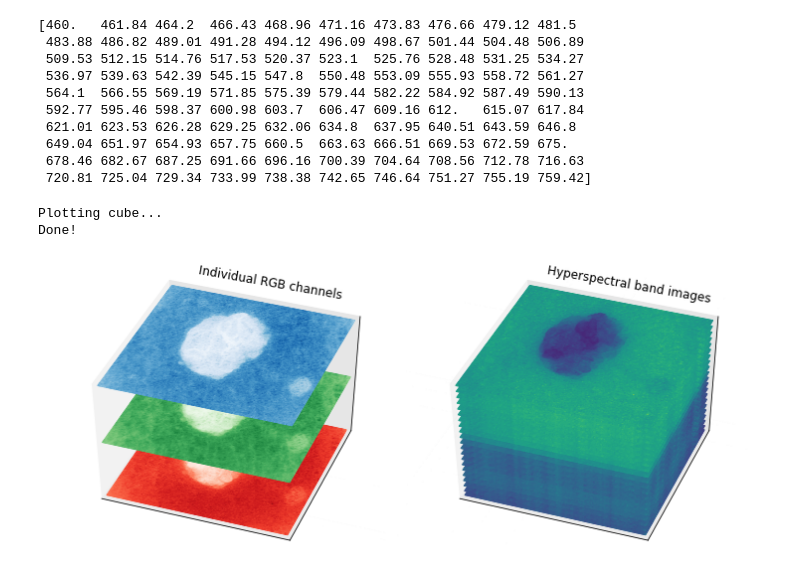
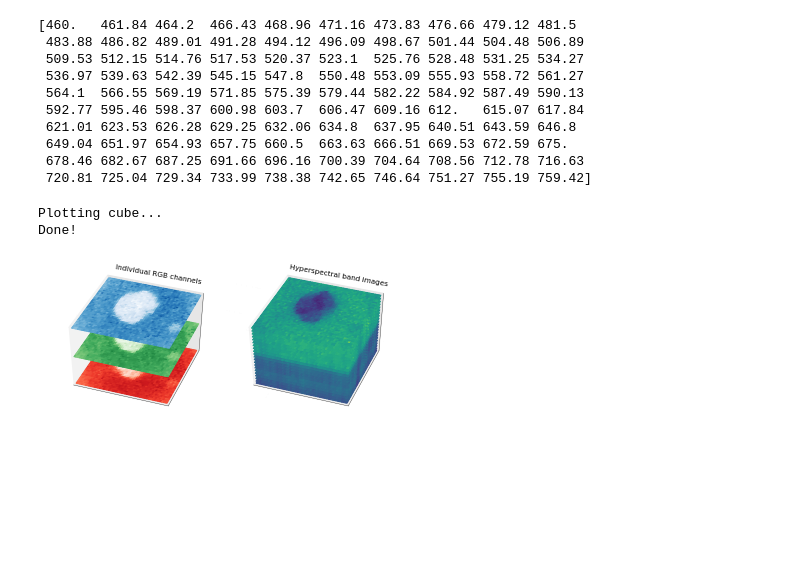
Before and after one commit to thomasjo/hypernevus-prototype, a Jupyter notebook: notebooks/WIREs Review/HSI vs RGB (Redux).ipynb, the cells around one changed output. Cells and saved outputs as stored; diff of their text form; code cells hidden in the pictures; blank space fills up the shorter version.

Commit message:
Update figure producing notebooks

```diff
--- a/notebooks/WIREs Review/HSI vs RGB (Redux).ipynb
+++ b/notebooks/WIREs Review/HSI vs RGB (Redux).ipynb
@@ -1,16 +1,11 @@
-# %%
-# %matplotlib widget
-import matplotlib as mpl
-
-# mpl.rc('figure' dpi=300)
-mpl.rc('image', interpolation='none')
-mpl.rc('savefig', dpi=300, transparent=True, bbox='tight')
-
-# Set the rendering backend.
-# mpl.use('qt5agg')
-
-# TODO: Verify if this is still needed?
-# %config InlineBackend.figure_format = 'retina'
+# %%
+import matplotlib as mpl
+
+mpl.rc('image', interpolation='none')
+mpl.rc('savefig', dpi=300, transparent=False, bbox='tight')
+mpl.rc('path', simplify=True)
+mpl.rc('axes', linewidth=0.3)
+mpl.rc('font', size=6)
 # %%
 import fpipy as fpi
 import matplotlib.collections as collections
@@ -151,10 +146,11 @@ def init_axes(axes, *, title):
     axes.zaxis.pane.set_alpha(alpha)
 # %%
 # The stride used when rendering the 3D surfaces.
-stride = 5
+stride = 20
 
 # fig = plt.figure()
-fig = plt.figure(figsize=(10, 4))
+# fig = plt.figure(figsize=(10, 4))
+fig = plt.figure(figsize=(5, 2))
 gs1 = fig.add_gridspec(ncols=2, nrows=1, wspace=0, hspace=0)
 
 ax_hsi = fig.add_subplot(gs1[0, 1], projection='3d')
@@ -173,7 +169,7 @@ for z_idx in np.linspace(0, 99, 21, dtype=int):
     img, xx, yy, zz = image_plane(cropped[..., z_idx])
     img = cm.to_rgba(img, norm=False)
     zz[:, :] = z_idx + 1
-    ax_hsi.plot_surface(xx, yy, zz, cstride=stride, rstride=stride, facecolors=img, shade=False)
+    ax_hsi.plot_surface(xx, yy, zz, cstride=stride, rstride=stride, facecolors=img, shade=False, rasterized=True)
 print('Done!')
 
 
@@ -187,19 +183,19 @@ img, xx, yy, zz = image_plane(rgb_cropped[..., 0])
 cm = mpl.cm.ScalarMappable(cmap=mpl.cm.get_cmap('Reds'))
 img = cm.to_rgba(img)
 zz[:, :] = 1
-ax_rgb.plot_surface(xx, yy, zz, cstride=stride, rstride=stride, facecolors=img, shade=False)
+ax_rgb.plot_surface(xx, yy, zz, cstride=stride, rstride=stride, facecolors=img, shade=False, rasterized=True)
 
 img, xx, yy, zz = image_plane(rgb_cropped[..., 1])
 cm = mpl.cm.ScalarMappable(cmap=mpl.cm.get_cmap('Greens'))
 img = cm.to_rgba(img)
 zz[:, :] = 2
-ax_rgb.plot_surface(xx, yy, zz, cstride=stride, rstride=stride, facecolors=img, shade=False)
+ax_rgb.plot_surface(xx, yy, zz, cstride=stride, rstride=stride, facecolors=img, shade=False, rasterized=True)
 
 img, xx, yy, zz = image_plane(rgb_cropped[..., 2])
 cm = mpl.cm.ScalarMappable(cmap=mpl.cm.get_cmap('Blues'))
 img = cm.to_rgba(img)
 zz[:, :] = 3
-ax_rgb.plot_surface(xx, yy, zz, cstride=stride, rstride=stride, facecolors=img, shade=False)
+ax_rgb.plot_surface(xx, yy, zz, cstride=stride, rstride=stride, facecolors=img, shade=False, rasterized=True)
 
 # --//--
 
@@ -209,33 +205,35 @@ ax_hsi.set_ybound(1, 800)
 ax_rgb.set_xbound(1, 1000)
 ax_rgb.set_ybound(1, 800)
 
 
 # ax_hsi.set_xlabel('x coordinate', labelpad=0)
 # ax_hsi.set_ylabel('y coordinate', labelpad=-5)
 ax_hsi.set_xticks([])
 ax_hsi.set_yticks([])
 ax_hsi.set_zticks([])
 # ax_hsi.set_zticks(np.arange(20, 120, 20))
 # ax_hsi.set_zticks(np.arange(5, 105, 5))
 # ax_hsi.set_zticks(np.arange(1, 21, 1))
 
 # for i, label in enumerate(ax_hsi.zaxis.get_ticklabels()):
 #     label.set_visible(i % 2 == 0)
 
 ax_rgb.set_xticks([])
 ax_rgb.set_yticks([])
 ax_rgb.set_zticks([])
 # ax_rgb.set_zticks([1, 2, 3])
 
 
 fig.subplots_adjust(left=0, right=1, bottom=0, top=1, hspace=0, wspace=0)
 # gs1.tight_layout(fig, pad=0, h_pad=0, w_pad=0, rect=[0, 1, 1, 0])
 
-fig.savefig('output/hsi_rgb.png')
-fig.savefig('output/hsi_rgb-highres.png', dpi=600)
+fig.savefig('output/Figure_3.eps')
+fig.savefig('output/Figure_3.pdf', dpi=600)
+fig.savefig('output/hsi_rgb.png', dpi=600)
+# fig.savefig('output/hsi_rgb-highres.png', dpi=600)
 # fig.savefig('output/hsi_rgb.pdf')
 fig.show()
 # %% [output]
 Plotting cube...
 Done!
-[figure, old version]
+[figure, new version]
```
Also changed, not shown: parts of 2 cells of this notebook, 3 other files.
